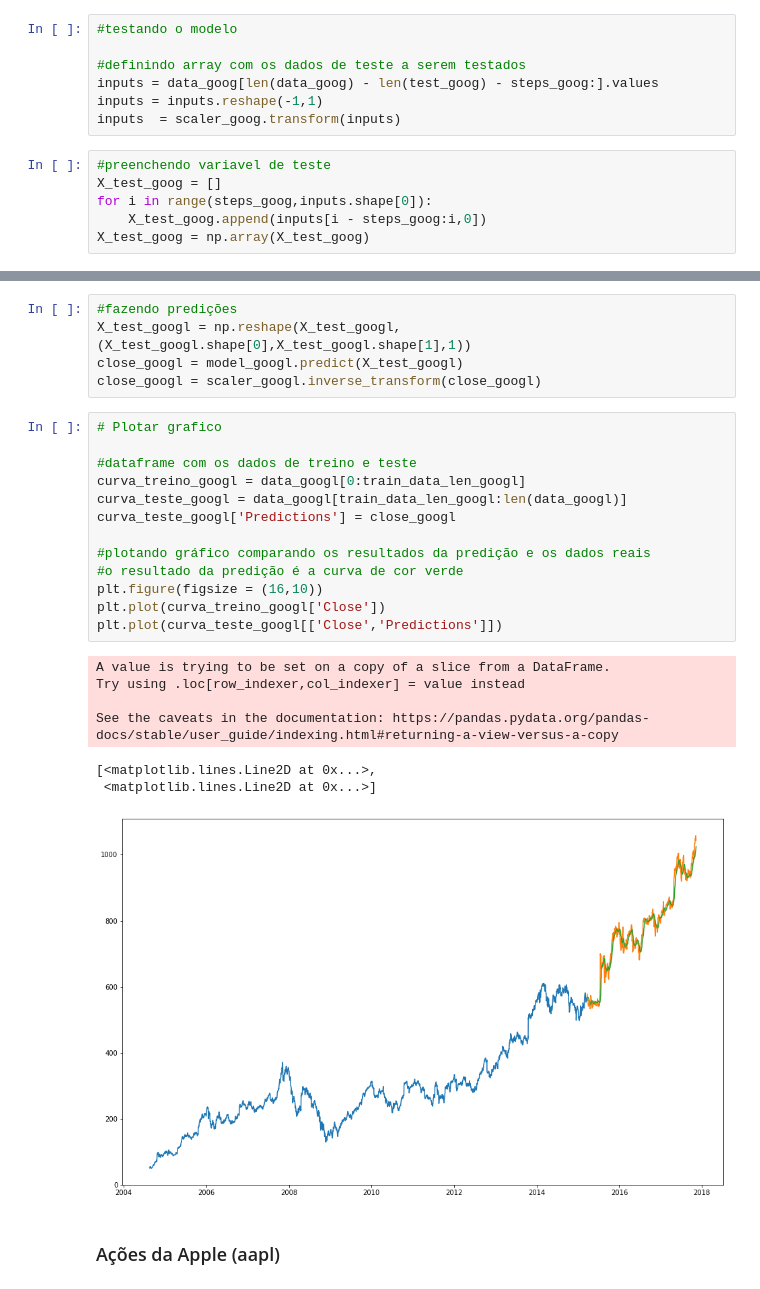
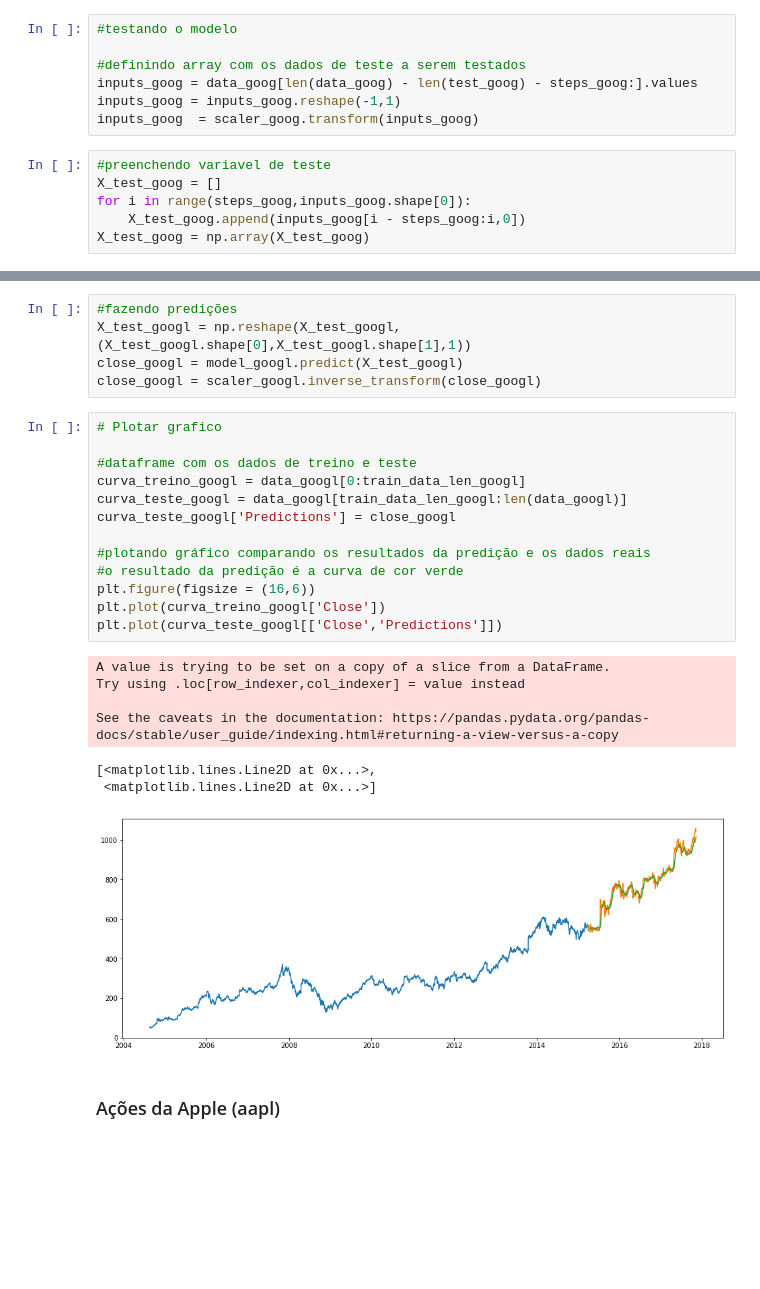
Before and after one commit to andreluraz/desafio_murano, a Jupyter notebook: questoes_desafio_murano.ipynb, the cells around one changed output, grey strips where cells are left out. Drawn from its saved outputs; the diff is of its cells as text; blank space fills up the shorter version.

```diff
--- a/questoes_desafio_murano.ipynb
+++ b/questoes_desafio_murano.ipynb
@@ -864,14 +973,14 @@ Epoch 10/10
 #testando o modelo
 
 #definindo array com os dados de teste a serem testados
-inputs = data_goog[len(data_goog) - len(test_goog) - steps_goog:].values
-inputs = inputs.reshape(-1,1)
-inputs  = scaler_goog.transform(inputs)
+inputs_goog = data_goog[len(data_goog) - len(test_goog) - steps_goog:].values
+inputs_goog = inputs_goog.reshape(-1,1)
+inputs_goog  = scaler_goog.transform(inputs_goog)
 # %%
 #preenchendo variavel de teste
 X_test_goog = []
-for i in range(steps_goog,inputs.shape[0]):
-    X_test_goog.append(inputs[i - steps_goog:i,0])
+for i in range(steps_goog,inputs_goog.shape[0]):
+    X_test_goog.append(inputs_goog[i - steps_goog:i,0])
 X_test_goog = np.array(X_test_goog)
 # %%
 #fazendo predições
@@ -1016,24 +1124,24 @@ close_googl = scaler_googl.inverse_transform(close_googl)
 # %%
 # Plotar grafico
 
 #dataframe com os dados de treino e teste
 curva_treino_googl = data_googl[0:train_data_len_googl]
 curva_teste_googl = data_googl[train_data_len_googl:len(data_googl)]
 curva_teste_googl['Predictions'] = close_googl
 
 #plotando gráfico comparando os resultados da predição e os dados reais
 #o resultado da predição é a curva de cor verde
-plt.figure(figsize = (16,10))
+plt.figure(figsize = (16,6))
 plt.plot(curva_treino_googl['Close'])
 plt.plot(curva_teste_googl[['Close','Predictions']])
 # %% [output]
 A value is trying to be set on a copy of a slice from a DataFrame.
 Try using .loc[row_indexer,col_indexer] = value instead
 
 See the caveats in the documentation: https://pandas.pydata.org/pandas-docs/stable/user_guide/indexing.html#returning-a-view-versus-a-copy
 [<matplotlib.lines.Line2D at 0x...>,
  <matplotlib.lines.Line2D at 0x...>]
-[figure, old version]
+[figure, new version]
 # %% [markdown]
 ### Ações da Apple (aapl)
 # %%
```
Also changed, not shown: parts of 84 cells of this notebook.
